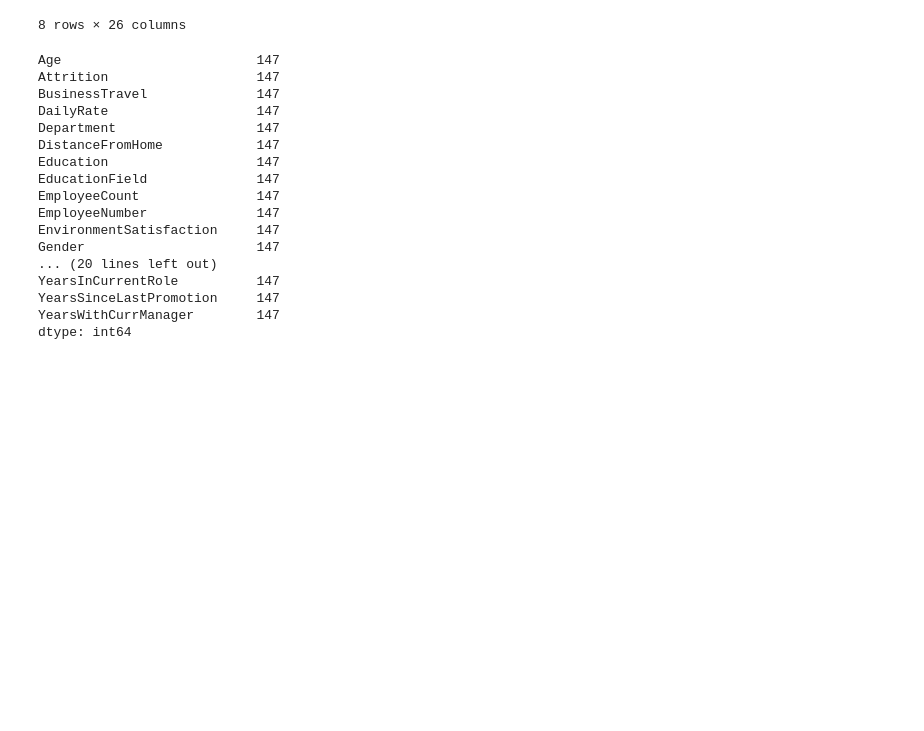
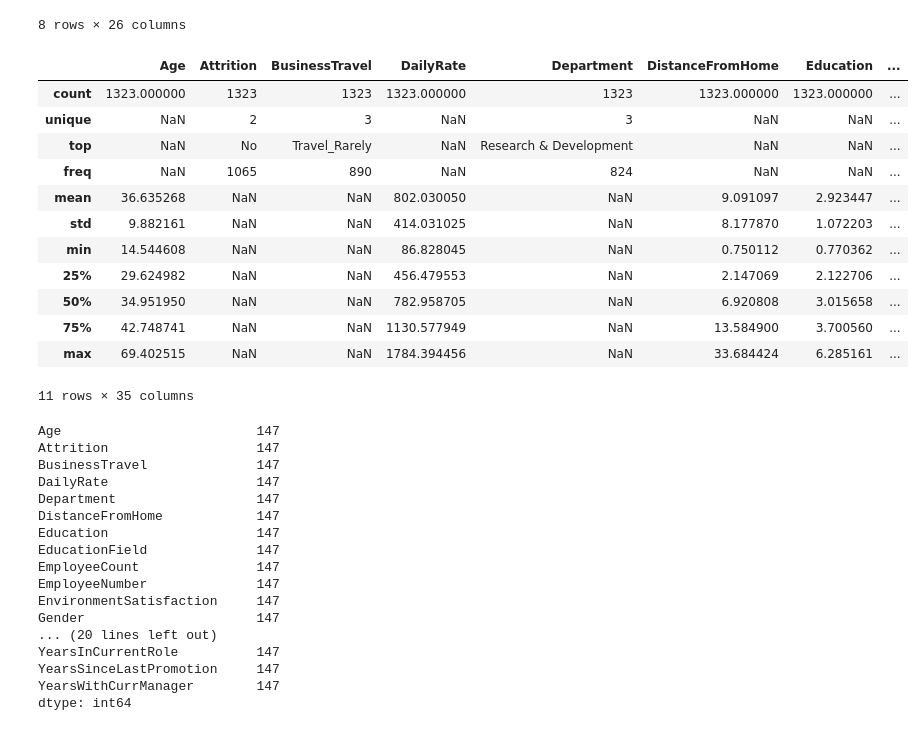
Before and after one commit to FedericoAriton99/CA-2-Integraeted-, a Jupyter notebook: Federico_Ariton_sba22090_Lvl8_CA2_Integrated.ipynb, the cells around one changed output. Saved outputs shown, nothing was run; the diff lists cells and outputs as text; code cells hidden in the pictures; blank space fills up the shorter version.

```diff
--- a/Federico_Ariton_sba22090_Lvl8_CA2_Integrated.ipynb
+++ b/Federico_Ariton_sba22090_Lvl8_CA2_Integrated.ipynb
@@ -55,6 +58,22 @@ Employee.describe()
 | 75% | 42.748741 | 1130.577949 | 13.584900 | 3.700560 | 1.067371 | 1533.811096 | 3.676600 | ... |
 | max | 69.402515 | 1784.394456 | 33.684424 | 6.285161 | 1.290613 | 2530.919375 | 5.254672 | ... |
 8 rows × 26 columns
+# %%
+Employee.describe(include='all')
+# %% [output]
+|  | Age | Attrition | BusinessTravel | DailyRate | Department | DistanceFromHome | Education | ... |
+| count | 1323.000000 | 1323 | 1323 | 1323.000000 | 1323 | 1323.000000 | 1323.000000 | ... |
+| unique | NaN | 2 | 3 | NaN | 3 | NaN | NaN | ... |
+| top | NaN | No | Travel_Rarely | NaN | Research & Development | NaN | NaN | ... |
+| freq | NaN | 1065 | 890 | NaN | 824 | NaN | NaN | ... |
+| mean | 36.635268 | NaN | NaN | 802.030050 | NaN | 9.091097 | 2.923447 | ... |
+| std | 9.882161 | NaN | NaN | 414.031025 | NaN | 8.177870 | 1.072203 | ... |
+| min | 14.544608 | NaN | NaN | 86.828045 | NaN | 0.750112 | 0.770362 | ... |
+| 25% | 29.624982 | NaN | NaN | 456.479553 | NaN | 2.147069 | 2.122706 | ... |
+| 50% | 34.951950 | NaN | NaN | 782.958705 | NaN | 6.920808 | 3.015658 | ... |
+| 75% | 42.748741 | NaN | NaN | 1130.577949 | NaN | 13.584900 | 3.700560 | ... |
+| max | 69.402515 | NaN | NaN | 1784.394456 | NaN | 33.684424 | 6.285161 | ... |
+11 rows × 35 columns
 # %%
 # Analyzing missing values in the dataset
 Employee.isnull().sum()
```
Also changed, not shown: parts of 3 cells of this notebook, 2 other files.
